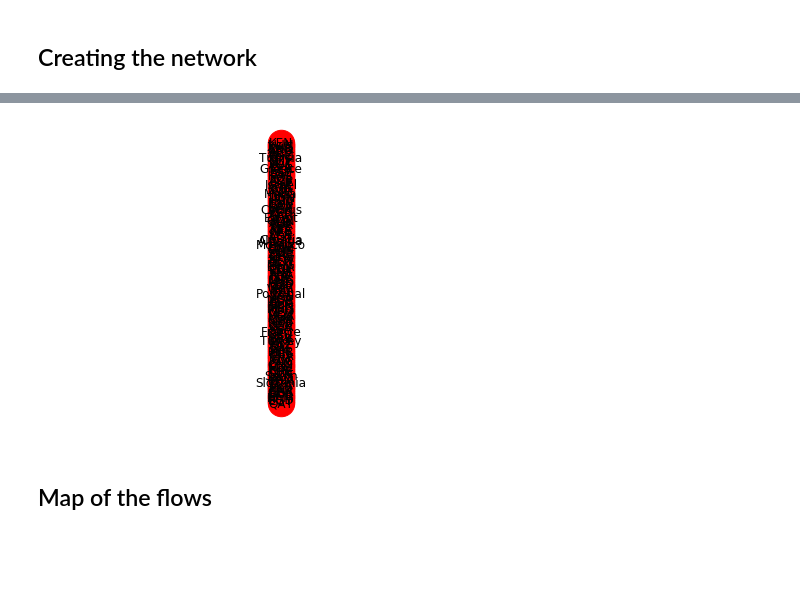
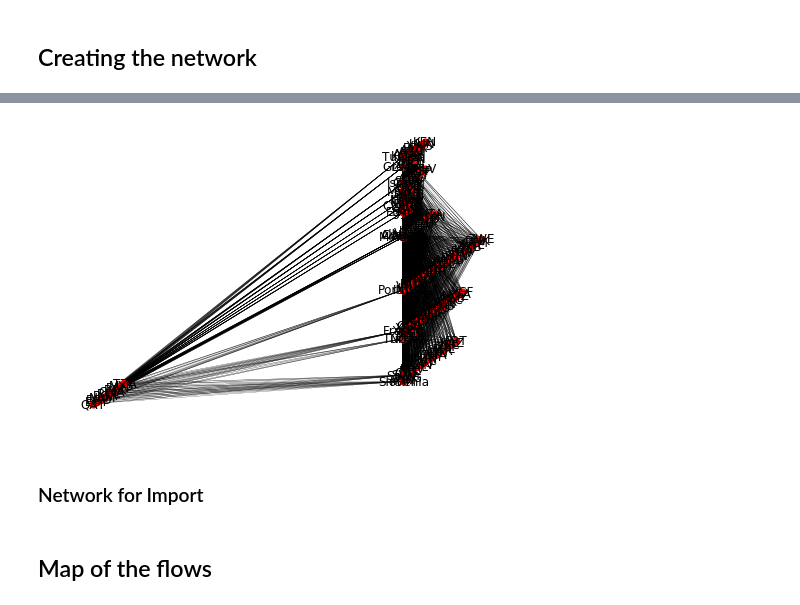
Before and after one commit to federiconutarelli/mena, a Jupyter notebook: LAVORO_MENA_OTTIMIZZATO.ipynb, the cells around one changed output, grey strips where cells are left out. Saved outputs shown, nothing was run; the diff lists cells and outputs as text; code cells hidden in the pictures; blank space fills up the shorter version.

```diff
--- a/LAVORO_MENA_OTTIMIZZATO.ipynb
+++ b/LAVORO_MENA_OTTIMIZZATO.ipynb
@@ -37,9 +11,9 @@ ImportError: No module named pandas
 # %% [markdown]
 # IMPORTING THE CSV
 # %%
-df_sheet1 = pd.read_excel("dati.xlsx", sheetname=1, skiprows = 2)
+df_sheet1 = pd.read_excel("/Users/federiconutarelli 1/Desktop/Jupyterdemo/dati.xlsx", sheetname=1, skiprows = 2)
 #df_sheet1
-df_sheet2 = pd.read_excel("dati.xlsx", sheetname=2, skiprows = 2)
+df_sheet2 = pd.read_excel("/Users/federiconutarelli 1/Desktop/Jupyterdemo/dati.xlsx", sheetname=2, skiprows = 2)
 #df_sheet2
 #df_sheet1.iloc[0]
 #mi da tutta la prima riga del dataframe (escluso l'header). A me questo servirà molto in futuro quando creerò il dizionario.
@@ -326,13 +331,22 @@ nx.draw(G_w_exp, pos=pos, node_size=700, with_labels=True)
 # %%
 i=0
 j=0
 for key in pos:
-    pos[key]= np.array([i,j])
-    j=j+0.1
+    if key in paesi_mena:
+        i=1
+        pos[key]= np.array([i,j])
+        j=j+0.1
+    if key not in paesi_mena:
+        pos[key]= np.array([i,j])
+        j=j+1
+        i=i+0.01
 
-nx.draw(G_w_exp, pos=pos, node_size=700, with_labels=True)
+
+nx.draw(G_w_exp, pos=pos, width=weights, node_size=50, with_labels=True)
 # %% [output]
-[figure, old version]
+[figure, new version]
+# %% [markdown]
+### Network for Import
 # %% [markdown]
 ## Map of the flows
 # %%
```
Also changed, not shown: parts of 15 cells of this notebook.
